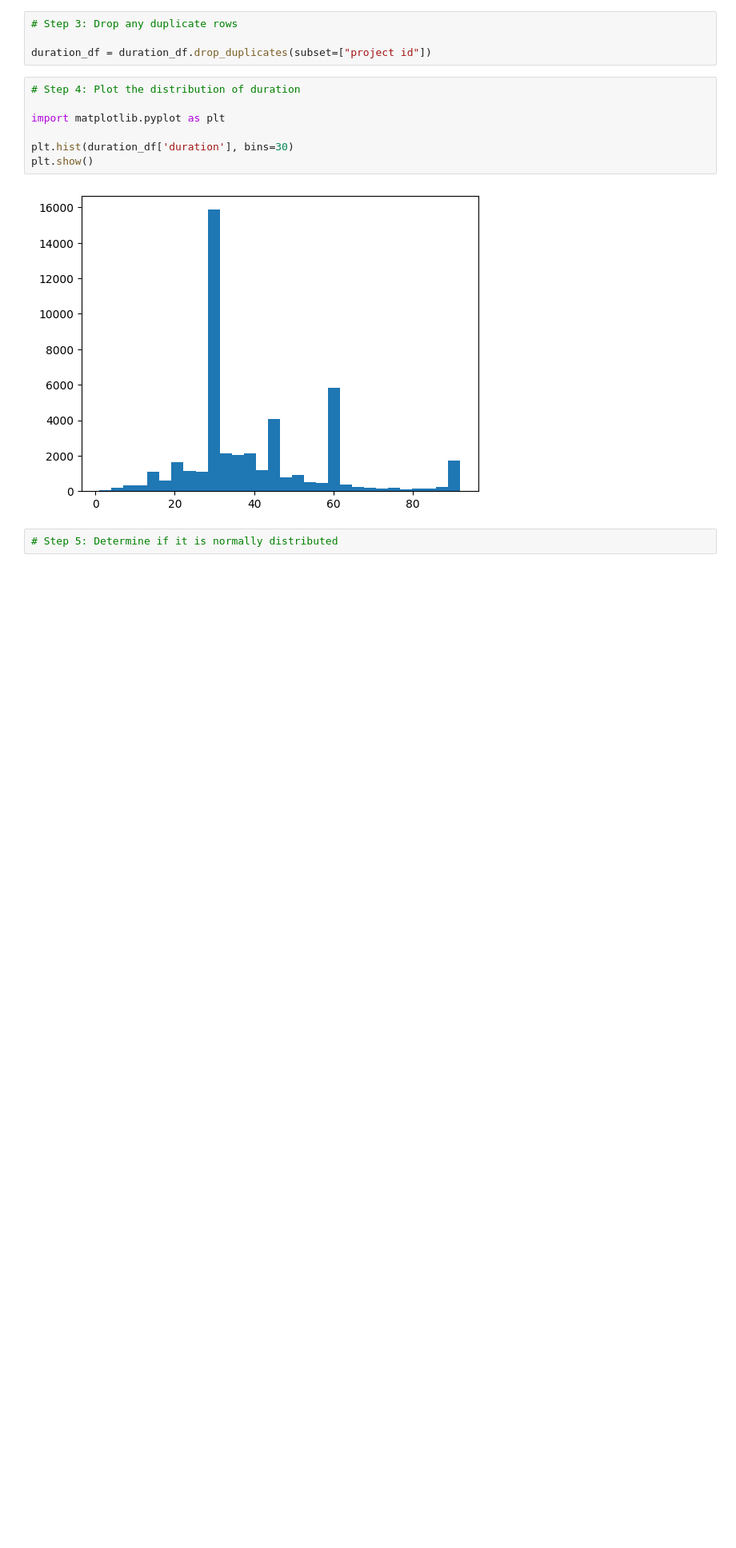
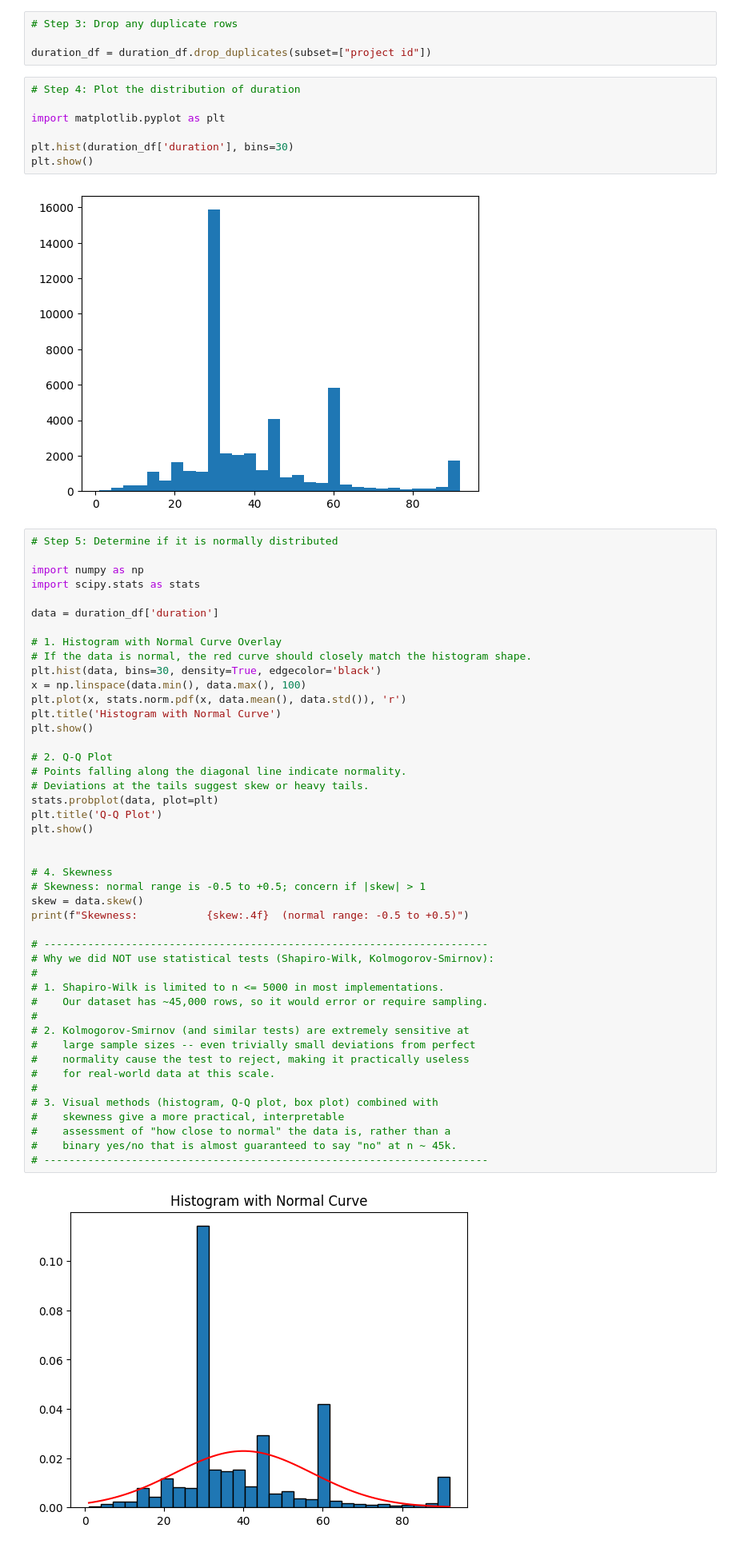
Before and after one commit to adnan2002/ga-data-science-admission, a Jupyter notebook: question3.ipynb, the cells around one changed output. Shown at 80% size. Saved outputs shown, nothing was run; the diff lists cells and outputs as text; blank space fills up the shorter version.

```diff
--- a/question3.ipynb
+++ b/question3.ipynb
@@ -41,3 +41,48 @@ plt.show()
 [figure]
 # %%
 # Step 5: Determine if it is normally distributed
+
+import numpy as np
+import scipy.stats as stats
+
+data = duration_df['duration']
+
+# 1. Histogram with Normal Curve Overlay
+# If the data is normal, the red curve should closely match the histogram shape.
+plt.hist(data, bins=30, density=True, edgecolor='black')
+x = np.linspace(data.min(), data.max(), 100)
+plt.plot(x, stats.norm.pdf(x, data.mean(), data.std()), 'r')
+plt.title('Histogram with Normal Curve')
+plt.show()
+
+# 2. Q-Q Plot
+# Points falling along the diagonal line indicate normality.
+# Deviations at the tails suggest skew or heavy tails.
+stats.probplot(data, plot=plt)
+plt.title('Q-Q Plot')
+plt.show()
+
+
+# 4. Skewness
+# Skewness: normal range is -0.5 to +0.5; concern if |skew| > 1
+skew = data.skew()
+print(f"Skewness:           {skew:.4f}  (normal range: -0.5 to +0.5)")
+
+# -----------------------------------------------------------------------
+# Why we did NOT use statistical tests (Shapiro-Wilk, Kolmogorov-Smirnov):
+#
+# 1. Shapiro-Wilk is limited to n <= 5000 in most implementations.
+#    Our dataset has ~45,000 rows, so it would error or require sampling.
+#
+# 2. Kolmogorov-Smirnov (and similar tests) are extremely sensitive at
+#    large sample sizes -- even trivially small deviations from perfect
+#    normality cause the test to reject, making it practically useless
+#    for real-world data at this scale.
+#
+# 3. Visual methods (histogram, Q-Q plot, box plot) combined with
+#    skewness give a more practical, interpretable
+#    assessment of "how close to normal" the data is, rather than a
+#    binary yes/no that is almost guaranteed to say "no" at n ~ 45k.
+# -----------------------------------------------------------------------
+# %% [output]
+[figure, added]
```
Also changed, not shown: parts of 2 cells of this notebook, 3 other files.
